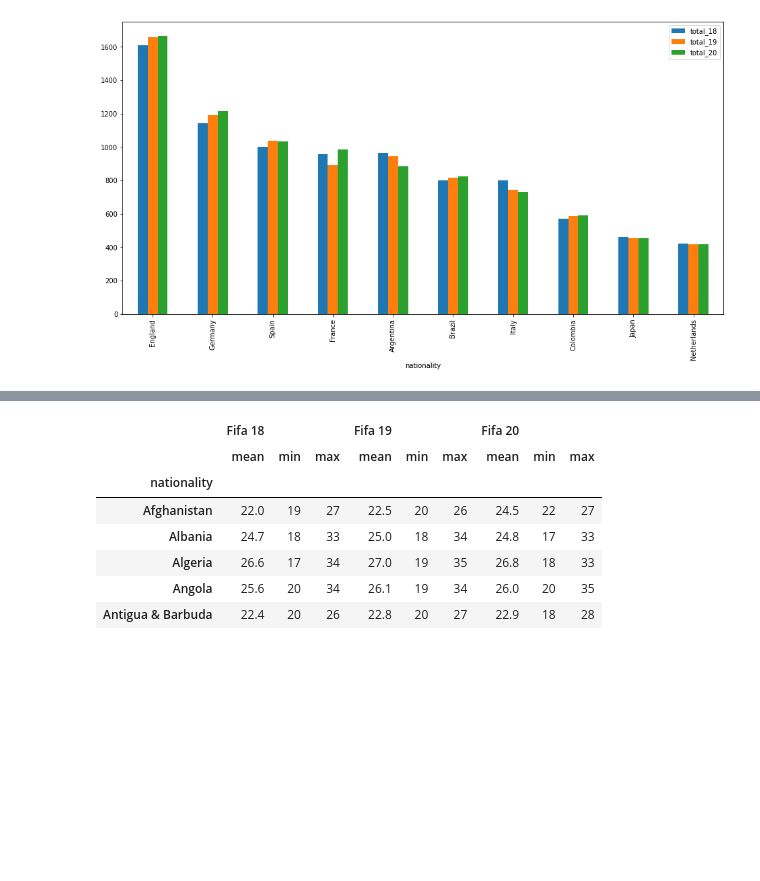
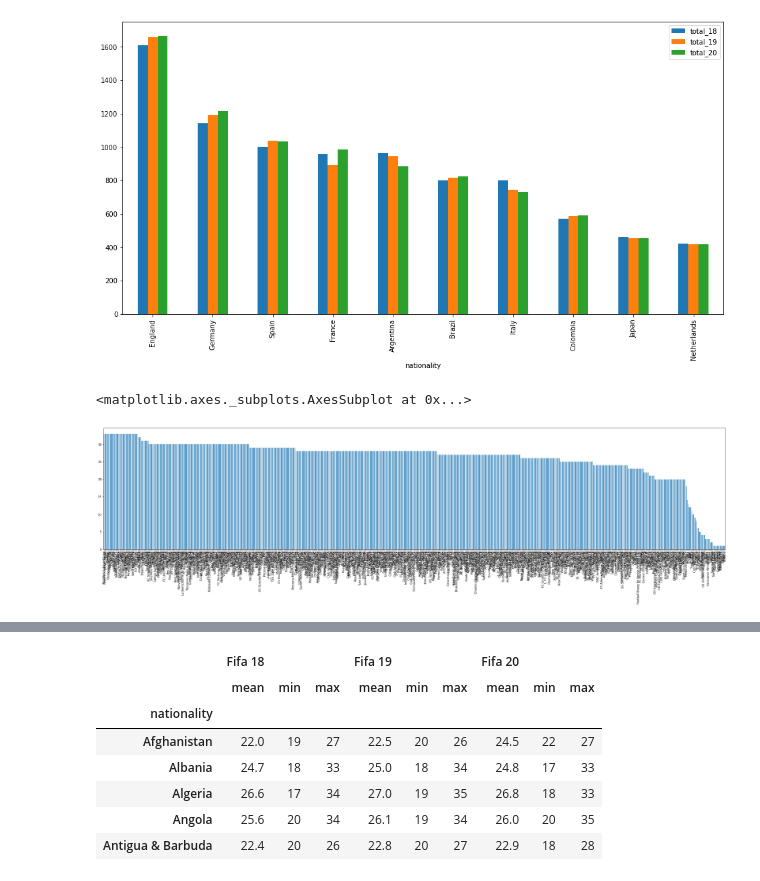
Before and after one commit to rafaelhamer/DSWP, a Jupyter notebook: Fifa_Comparativo.ipynb, the cells around one changed output, grey strips where cells are left out. Cells and saved outputs as stored; diff of their text form; code cells hidden in the pictures; blank space fills up the shorter version.

```diff
--- a/Fifa_Comparativo.ipynb
+++ b/Fifa_Comparativo.ipynb
@@ -135,3 +135,9 @@ df_total[['total_18','total_19','total_20']].head(10).plot.bar(figsize=(16,8))
 # %% [output]
 <matplotlib.axes._subplots.AxesSubplot at 0x...>
 [figure]
+# %%
+#df_fifa20.groupby('club').agg({'club':'count'}).plot.bar(figsize=(40,8))
+df_fifa18['club'].value_counts().plot.bar(figsize=(40,8))
+# %% [output]
+<matplotlib.axes._subplots.AxesSubplot at 0x...>
+[figure, added]
```
Also changed, not shown: parts of 1 cell of this notebook.
